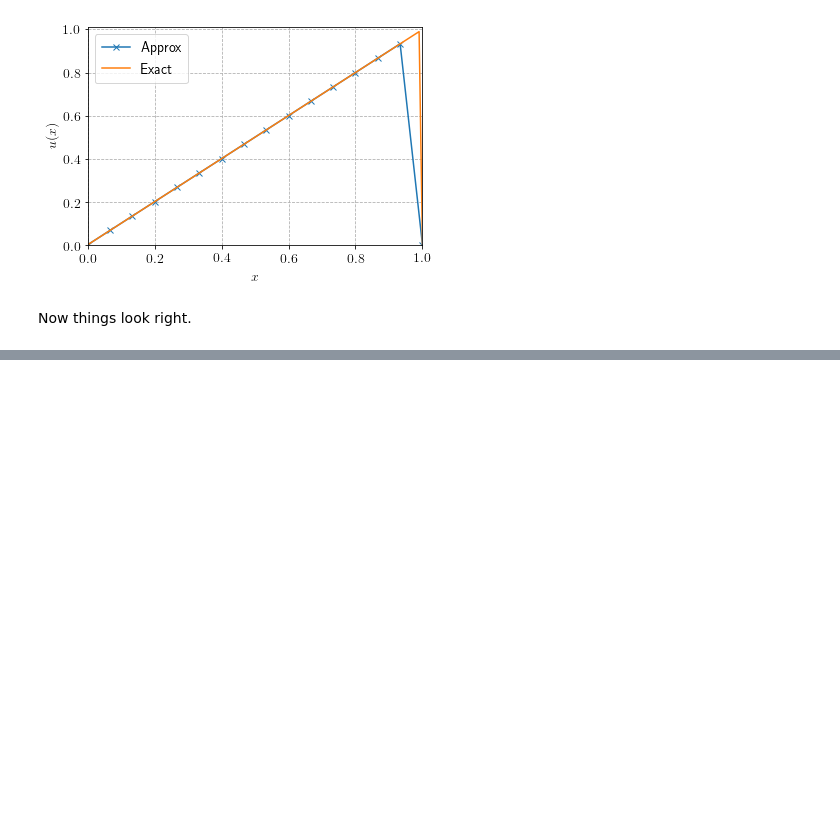
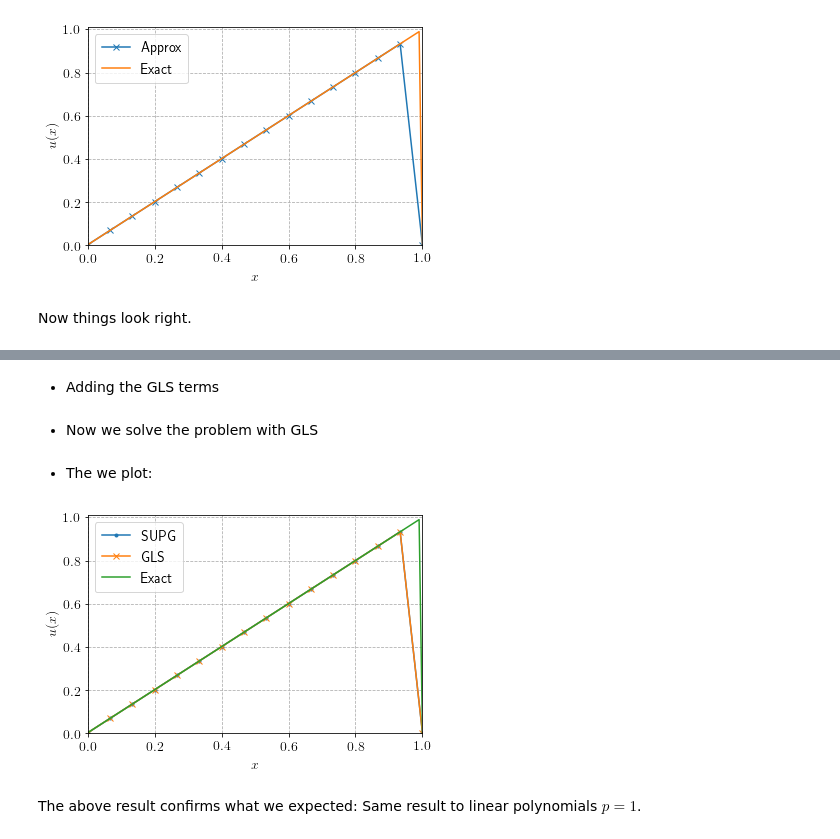
Before and after one commit to volpatto/quick-ipython-notebooks, a Jupyter notebook: fem/fenics/advection-diffusion1D.ipynb, the cells around one changed output, grey strips where cells are left out. Drawn from its saved outputs; the diff is of its cells as text; code cells hidden in the pictures; blank space fills up the shorter version.

```diff
--- a/fem/fenics/advection-diffusion1D.ipynb
+++ b/fem/fenics/advection-diffusion1D.ipynb
@@ -357,0 +388,2 @@ Now things look right.
+# %% [markdown]
+* Adding the GLS terms
@@ -357,0 +393,28 @@ Now things look right.
+# %% [markdown]
+* Now we solve the problem with GLS
+# %%
+u_sol_gls = Function(V)
+problem = LinearVariationalProblem(a_GLS, L_GLS, u_sol_gls, dirichlet_condition)
+solver = LinearVariationalSolver(problem)
+solver.solve()
+# %% [markdown]
+* The we plot:
+# %%
+plot(u_sol, marker='.', label='SUPG')
+plot(u_sol_gls, marker='x', label='GLS')
+plot(u_e, label='Exact')
+# Configuracoes de fontes no grafico
+plt.rc('text',usetex=True)
+plt.rc('font', size=14)
+# Plotando
+plt.xlim(x_left, x_right)   # Limites do eixo x
+plt.ylim(np.min(u_sol.vector().get_local()), 1.02*np.max(u_e.vector().get_local()))  # Limites do eixo y
+plt.grid(True, linestyle='--')  # Ativa o grid do grafico
+plt.xlabel(r'$x$')  # Legenda do eixo x
+plt.ylabel(r'$u(x)$')   # Legenda do eixo y
+plt.legend(loc='best',borderpad=0.5)    # Ativa legenda no grafico e diz para se posicionar na melhor localizacao detectada
+plt.show()  # Exibe o grafico em tela
+# %% [output]
+[figure, added]
+# %% [markdown]
+The above result confirms what we expected: Same result to linear polynomials $p = 1$.
```
Also changed, not shown: parts of 5 cells of this notebook.
